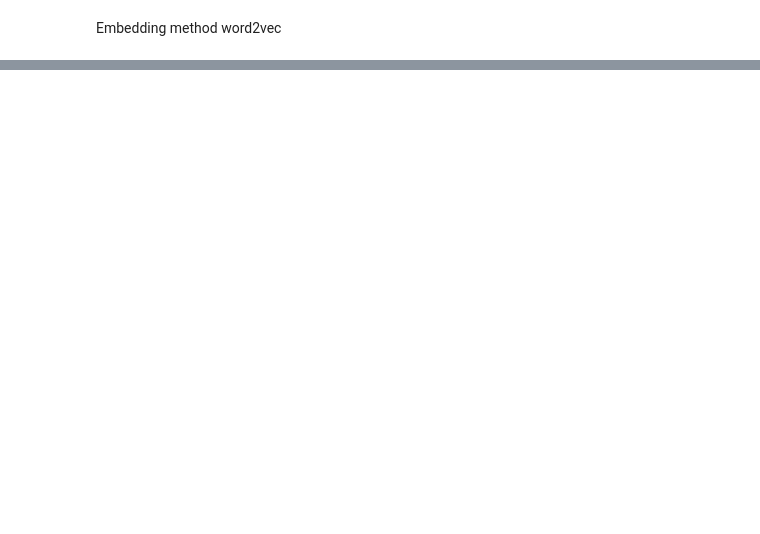
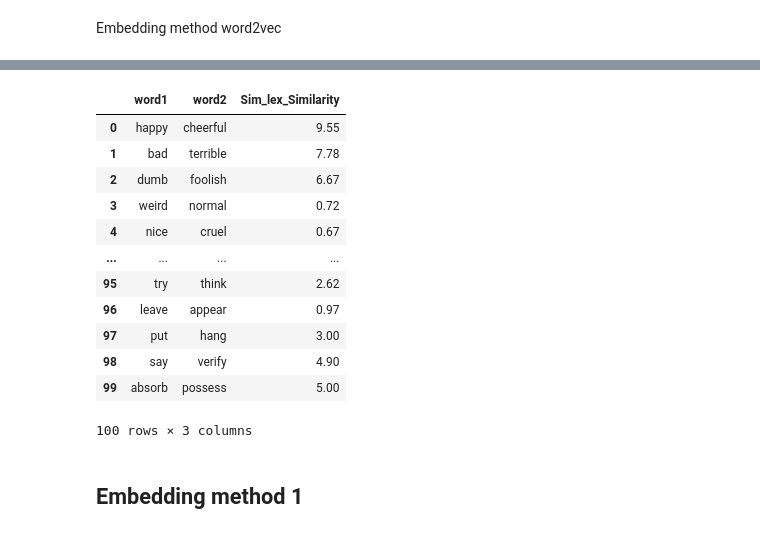
Before and after one commit to jwb4335/nlp, a Jupyter notebook: hw2_part1/hw2part1_johnbarry_20200120.ipynb, the cells around one changed output, grey strips where cells are left out. Saved outputs shown, nothing was run; the diff lists cells and outputs as text; code cells hidden in the pictures; blank space fills up the shorter version.

```diff
--- a/hw2_part1/hw2part1_johnbarry_20200120.ipynb
+++ b/hw2_part1/hw2part1_johnbarry_20200120.ipynb
@@ -516,0 +539,23 @@ The similarity scores are not close to the Simlex999 scores
+# %%
+## Unique id is jwb74, but python starts on zero, so I need to minus 1 to get the right words
+unique_id = 4
+index = np.arange(4-1,1000,10)
+simlex_out = simlex.iloc[index,:].reset_index(drop=True)[['word1','word2','SimLex999']]
+simlex_out.columns = ['word1','word2','Sim_lex_Similarity']
+simlex_out
+# %% [output]
+|  | word1 | word2 | Sim_lex_Similarity |
+| 0 | happy | cheerful | 9.55 |
+| 1 | bad | terrible | 7.78 |
+| 2 | dumb | foolish | 6.67 |
+| 3 | weird | normal | 0.72 |
+| 4 | nice | cruel | 0.67 |
+| ... | ... | ... | ... |
+| 95 | try | think | 2.62 |
+| 96 | leave | appear | 0.97 |
+| 97 | put | hang | 3.00 |
+| 98 | say | verify | 4.90 |
+| 99 | absorb | possess | 5.00 |
+100 rows × 3 columns
+# %% [markdown]
+## Embedding method 1
```
Also changed, not shown: parts of 24 cells of this notebook.
